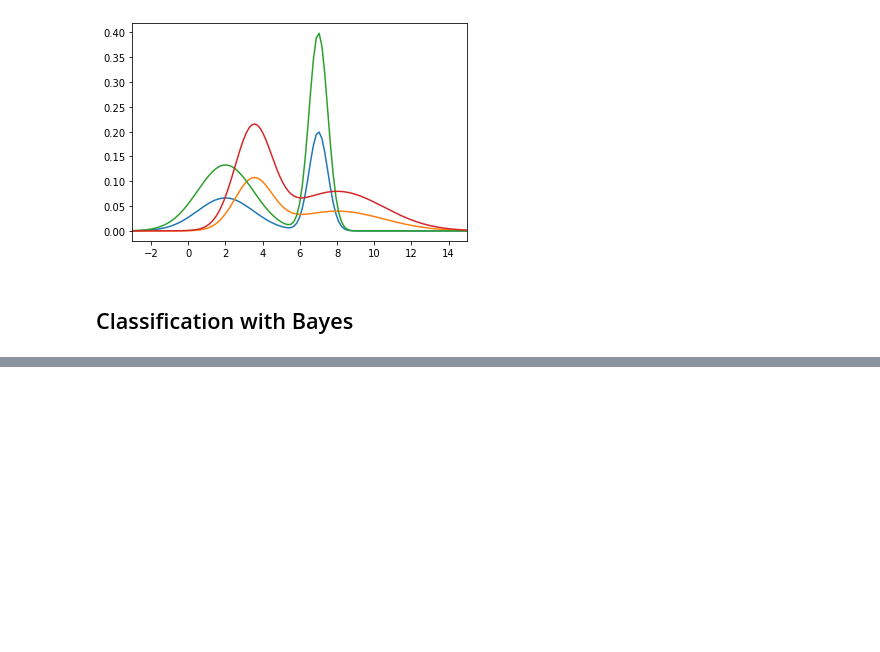
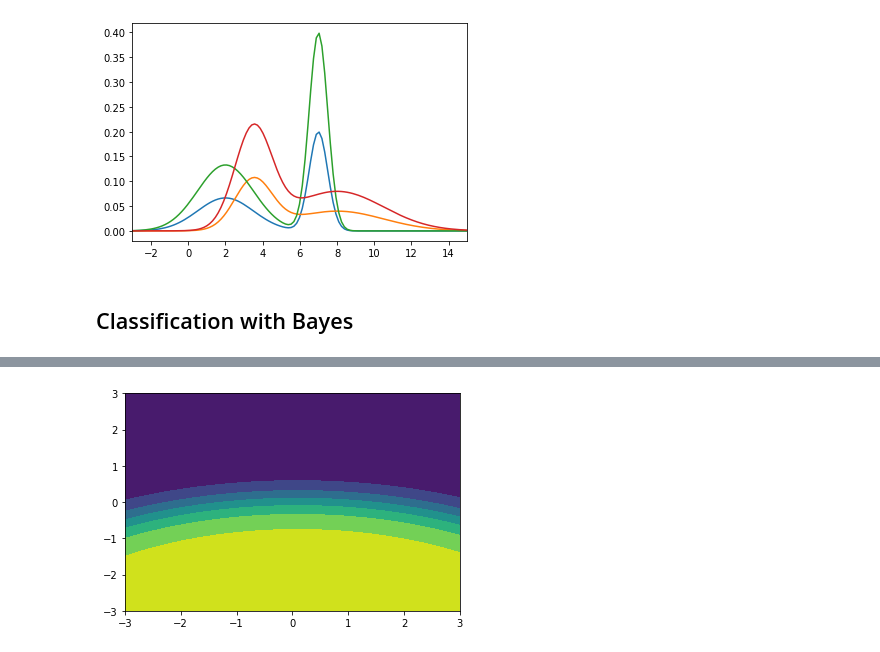
Before and after one commit to choiboy92/ImperialML, a Jupyter notebook: Tutorial 2/Tutorial2.ipynb, the cells around one changed output, grey strips where cells are left out. Cells and saved outputs as stored; diff of their text form; code cells hidden in the pictures; blank space fills up the shorter version.

```diff
--- a/Tutorial 2/Tutorial2.ipynb
+++ b/Tutorial 2/Tutorial2.ipynb
@@ -61,0 +111,7 @@ ValueError: ignored
+# %%
+probVals = clf.predict_proba(Xgrid)
+probGrid = np.reshape(probVals[:, 0], [200, 200])
+plt.contourf(X1line, X2line, probGrid)
+plt.show()
+# %% [output]
+[figure, added]
```
Also changed, not shown: parts of 3 cells of this notebook.
